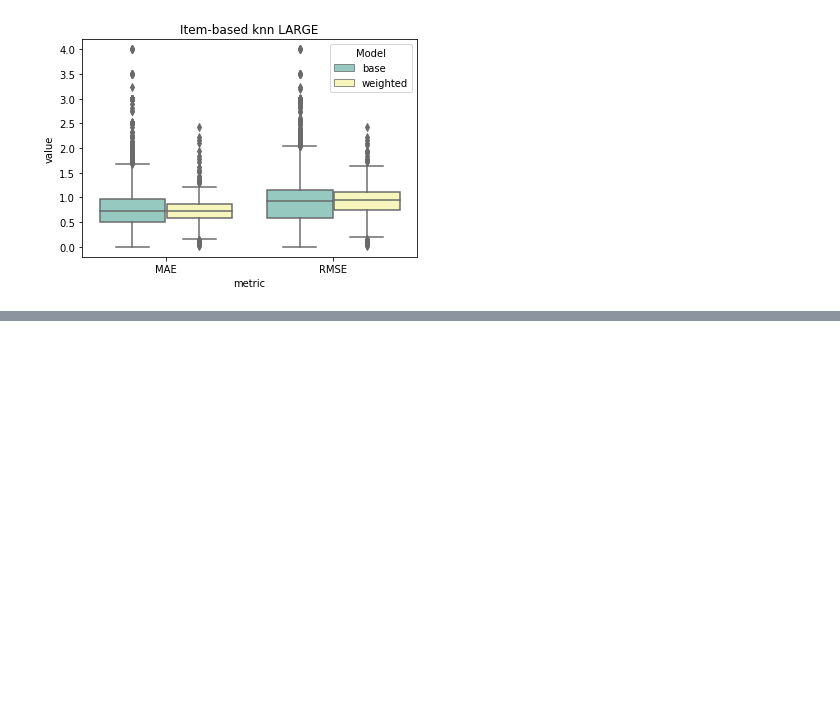
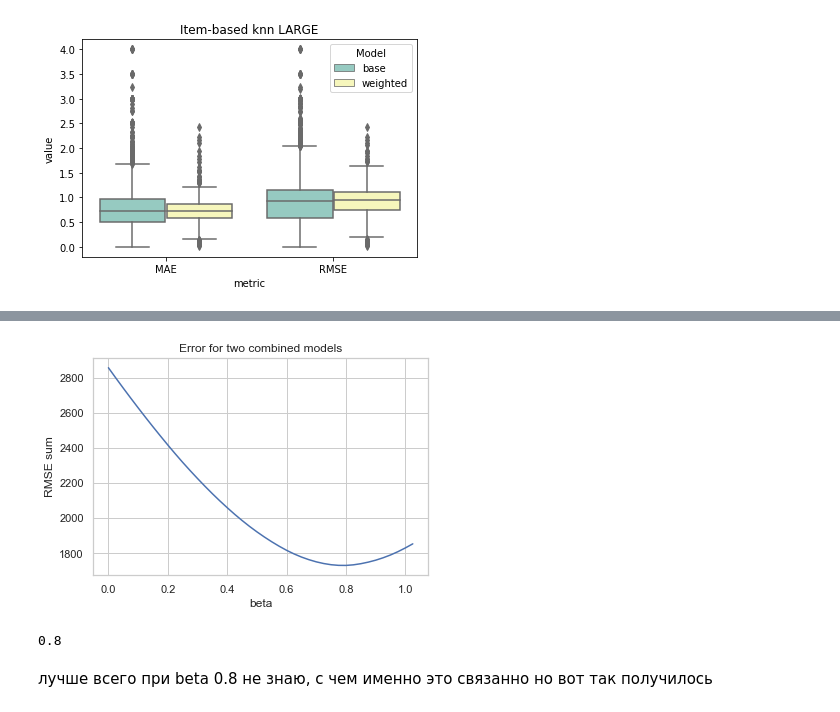
Before and after one commit to vvseva/recomend_hse, a Jupyter notebook: week4-hw/HomeWork1.ipynb, the cells around one changed output, grey strips where cells are left out. Saved outputs shown, nothing was run; the diff lists cells and outputs as text; code cells hidden in the pictures; blank space fills up the shorter version.

```diff
--- a/week4-hw/HomeWork1.ipynb
+++ b/week4-hw/HomeWork1.ipynb
@@ -1504,0 +1732,30 @@ plt.show()
+# %%
+def evaluate_beta(beta = 0.5):
+    errors_beta = 0
+    for user in critics_test_clear:
+        for movie in critics_test_clear[user]:
+            if movie in recs_w_clean[user]:
+                if movie in recs_w_t_clean[user]:
+                    errors_beta += sqrt((recs_w_clean[user][movie] * beta + recs_w_t_clean[user][movie] * (1-beta) - critics_test_clear[user][movie])**2)
+    return errors_beta
+# %%
+beta_results_rmse = {}
+for b in np.arange(0.0, 1.05, 0.025):
+    beta_results_rmse[b] = evaluate_beta(beta = b)
+# %%
+plt.figure()
+plt.plot(list(beta_results_rmse.keys()), list(beta_results_rmse.values()))
+plt.xlabel("beta")
+plt.ylabel("RMSE sum")
+plt.title("Error for two combined models")
+plt.show()
+# %% [output]
+[figure, added]
+# %%
+min(beta_results_rmse, key=beta_results_rmse.get)
+# %% [output]
+0.8
+# %% [markdown]
+лучше всего при beta 0.8
+не знаю, с чем именно это связанно
+но вот так получилось
```
Also changed, not shown: parts of 52 cells of this notebook.
